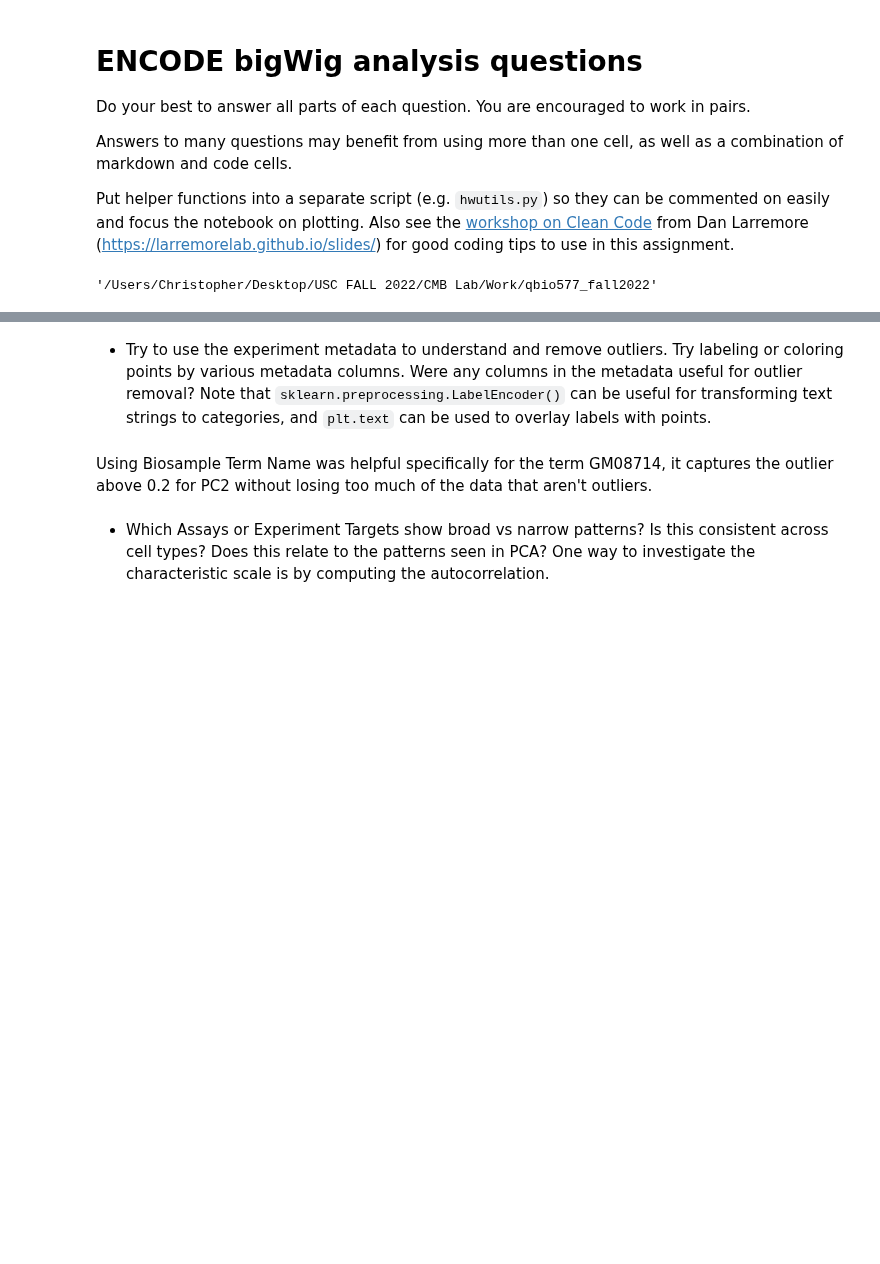
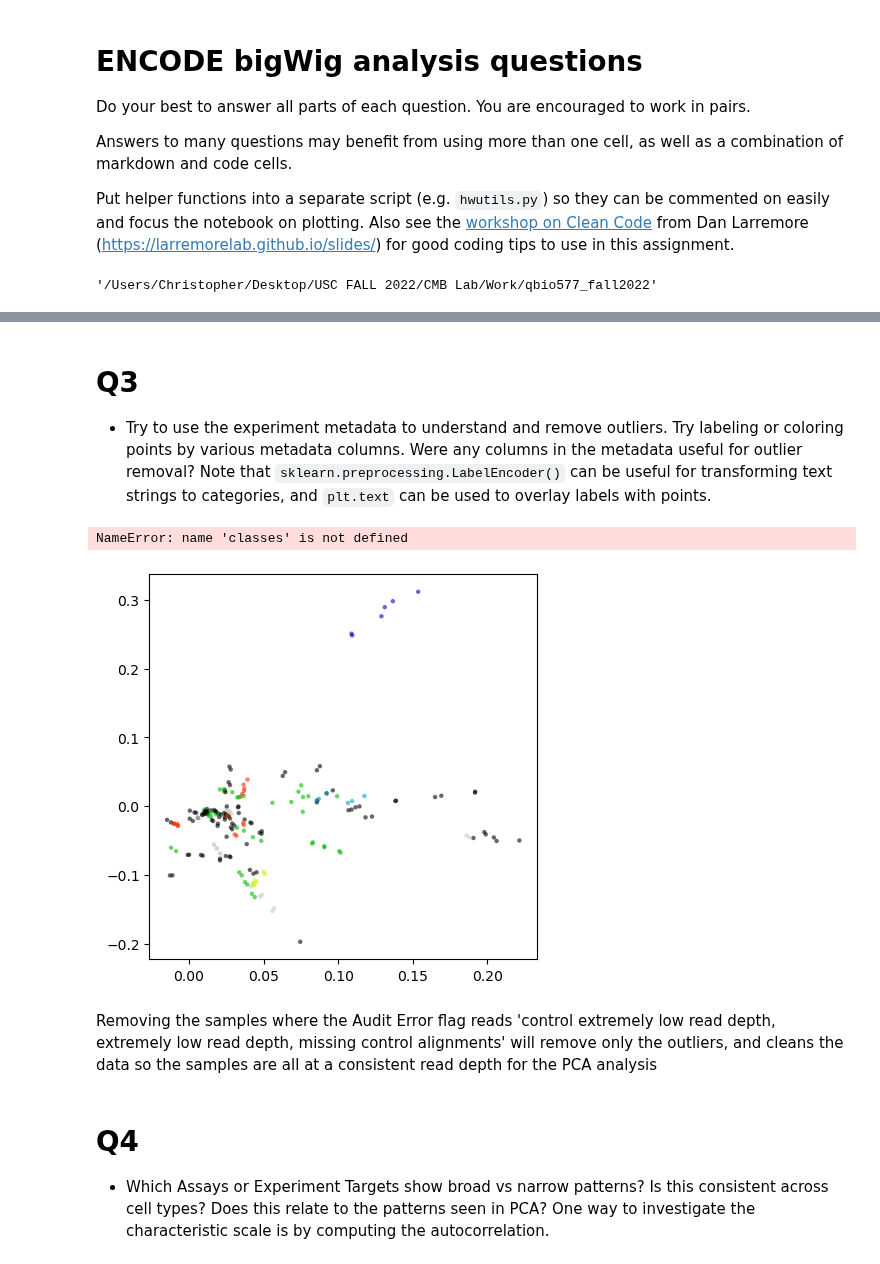
Before and after one commit to Fudenberg-Research-Group/qbio577_fall2022, a Jupyter notebook: encode-bigwig-eda.ipynb, the cells around one changed output, grey strips where cells are left out. Drawn from its saved outputs; the diff is of its cells as text; code cells hidden in the pictures; blank space fills up the shorter version.

```diff
--- a/encode-bigwig-eda.ipynb
+++ b/encode-bigwig-eda.ipynb
@@ -60,10 +65,18 @@ plt.show()
 # %% [markdown]
+# Q3
 - Try to use the experiment metadata to understand and remove outliers. Try labeling or coloring points by various metadata columns. Were any columns in the metadata useful for outlier removal? Note that `sklearn.preprocessing.LabelEncoder()` can be useful for transforming text strings to categories, and `plt.text` can be used to overlay labels with points.
 # %%
 from sklearn.decomposition import PCA
 pca = PCA(n_components = 2)
 pca = pca.fit(df.iloc[:, 3:])
-for column in bigwig_metadata.columns:
-    plot_pca(pca, bigwig_metadata = bigwig_metadata, metadata_label_column = column, alpha = 0.6, lw = 0, figsize=(5,5))
-    plt.title('Plot Based on: '+column)
-    plt.show()
+#for column in bigwig_metadata.columns:
+#    plot_pca(pca, bigwig_metadata = bigwig_metadata, metadata_label_column = column, alpha = 0.6, lw = 0, figsize=(5,5))
+#    plt.title('Plot Based on: '+column)
+#    plt.show()
+
+plot_pca(pca, bigwig_metadata = bigwig_metadata, metadata_label_column = "Audit ERROR", alpha = 0.6, lw = 0, figsize=(5,5))
+plt.title('Plot Based on Audit ERROR')
+plt.show()
+# %% [output]
+NameError: name 'classes' is not defined
+[figure, added]
@@ -70,4 +100,5 @@ for column in bigwig_metadata.columns:
 # %% [markdown]
-Using Biosample Term Name was helpful specifically for the term GM08714, it captures the outlier above 0.2 for PC2 without losing too much of the data that aren't outliers.
+Removing the samples where the Audit Error flag reads 'control extremely low read depth, extremely low read depth, missing control alignments' will remove only the outliers, and cleans the data so the samples are all at a consistent read depth for the PCA analysis
 # %% [markdown]
+# Q4
 - Which Assays or Experiment Targets show broad vs narrow patterns? Is this consistent across cell types? Does this relate to the patterns seen in PCA? One way to investigate the characteristic scale is by computing the autocorrelation.
```
Also changed, not shown: parts of 29 cells of this notebook, 1 other file.
